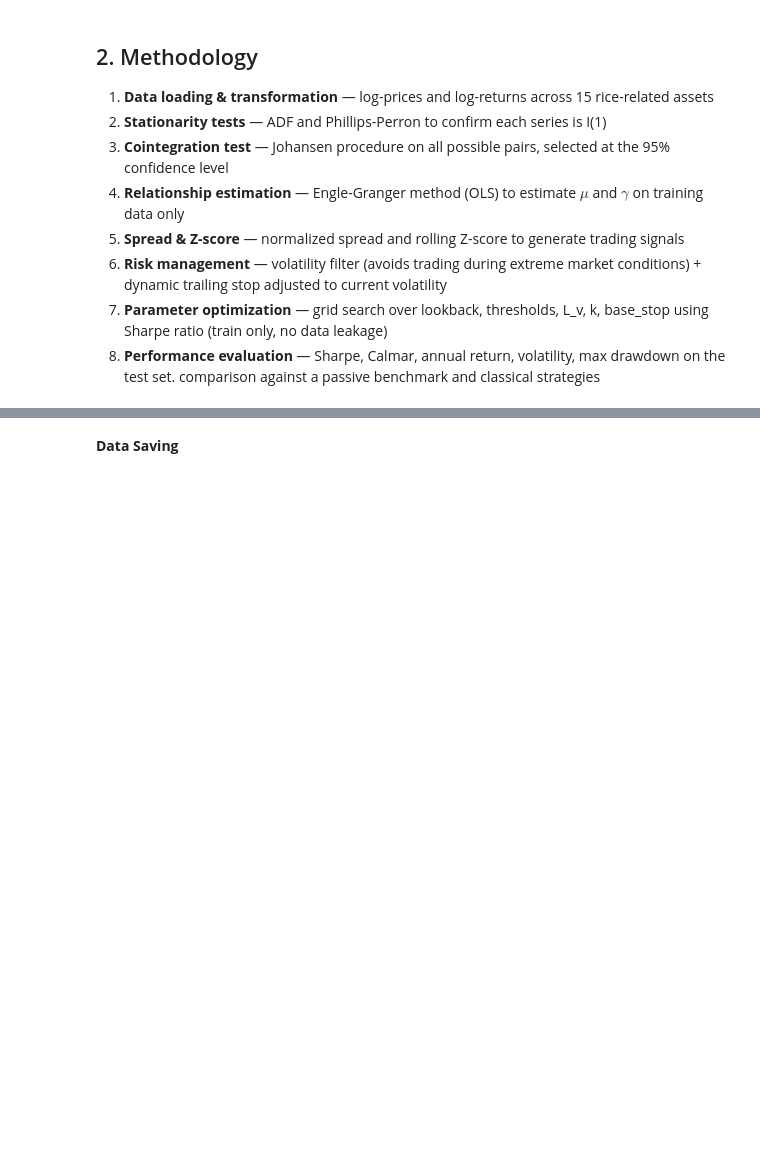
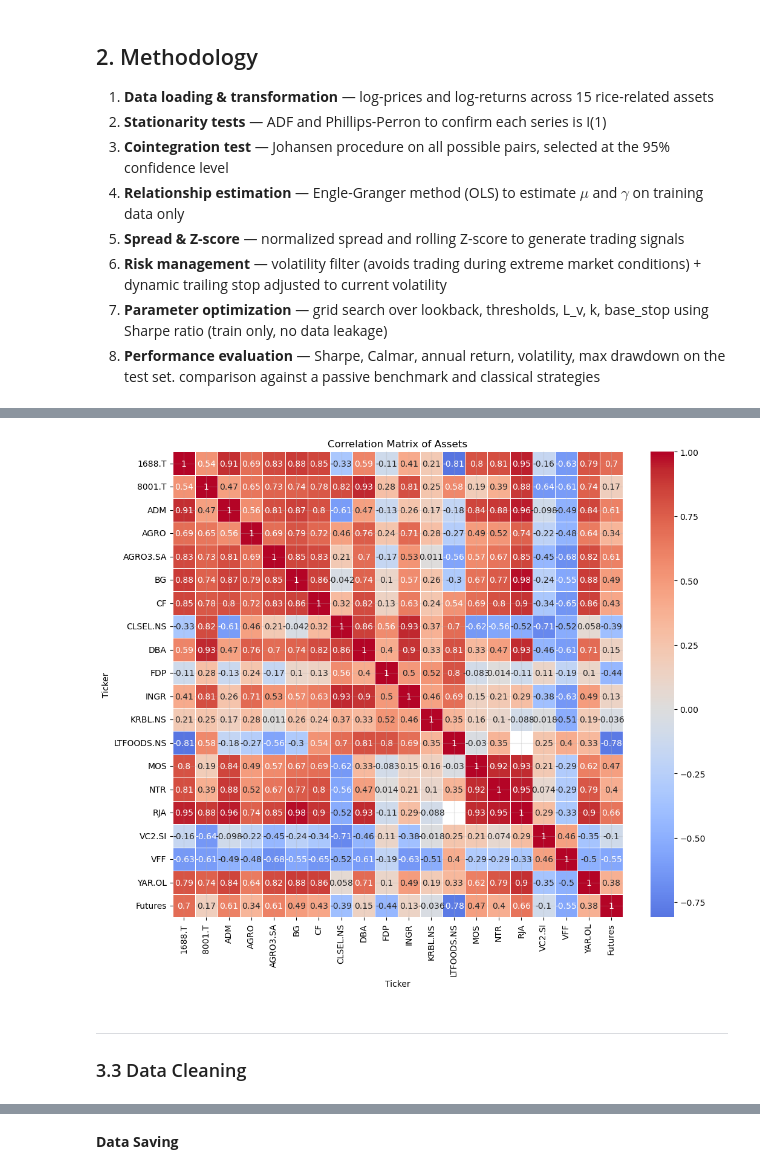
Before and after one commit to NatachaGsn/rice-trading-project, a Jupyter notebook: Trading_game2.ipynb, the cells around one changed output, grey strips where cells are left out. Saved outputs shown, nothing was run; the diff lists cells and outputs as text; code cells hidden in the pictures; blank space fills up the shorter version.

```diff
--- a/Trading_game2.ipynb
+++ b/Trading_game2.ipynb
@@ -395,0 +230,20 @@ price_visualization(df)
+# %%
+# Exploratory correlation on raw prices — for visual overview only.
+corr_matrix = df_raw.corr()
+
+plt.figure(figsize=(12,10))
+
+sns.heatmap(corr_matrix,
+    annot=True,
+    cmap="coolwarm",
+    center=0,
+    linewidths=0.5
+)
+
+plt.title("Correlation Matrix of Assets")
+plt.show()
+# %% [output]
+[figure, added]
+# %% [markdown]
+---
+### 3.3 Data Cleaning
```
Also changed, not shown: parts of 55 cells of this notebook, 1 other file.
